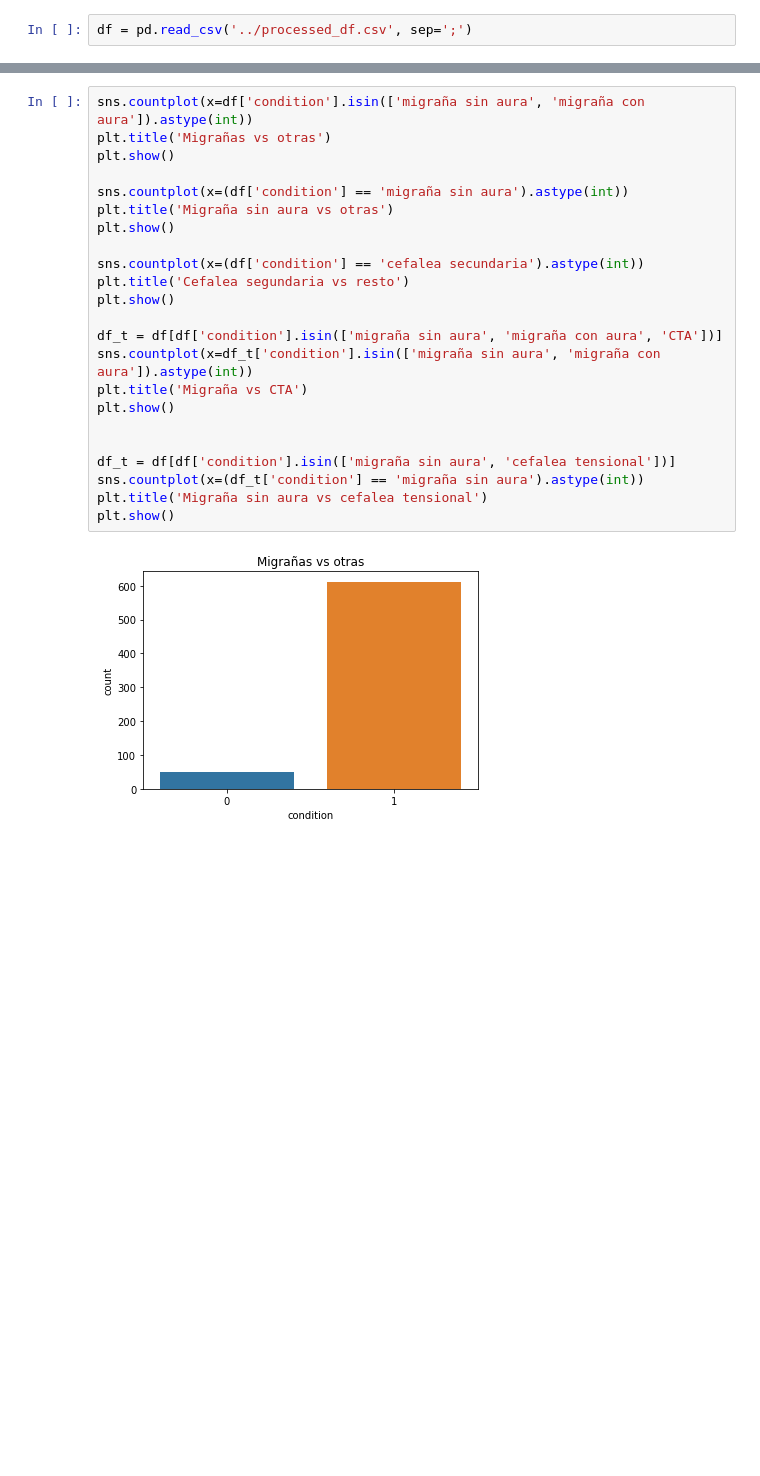
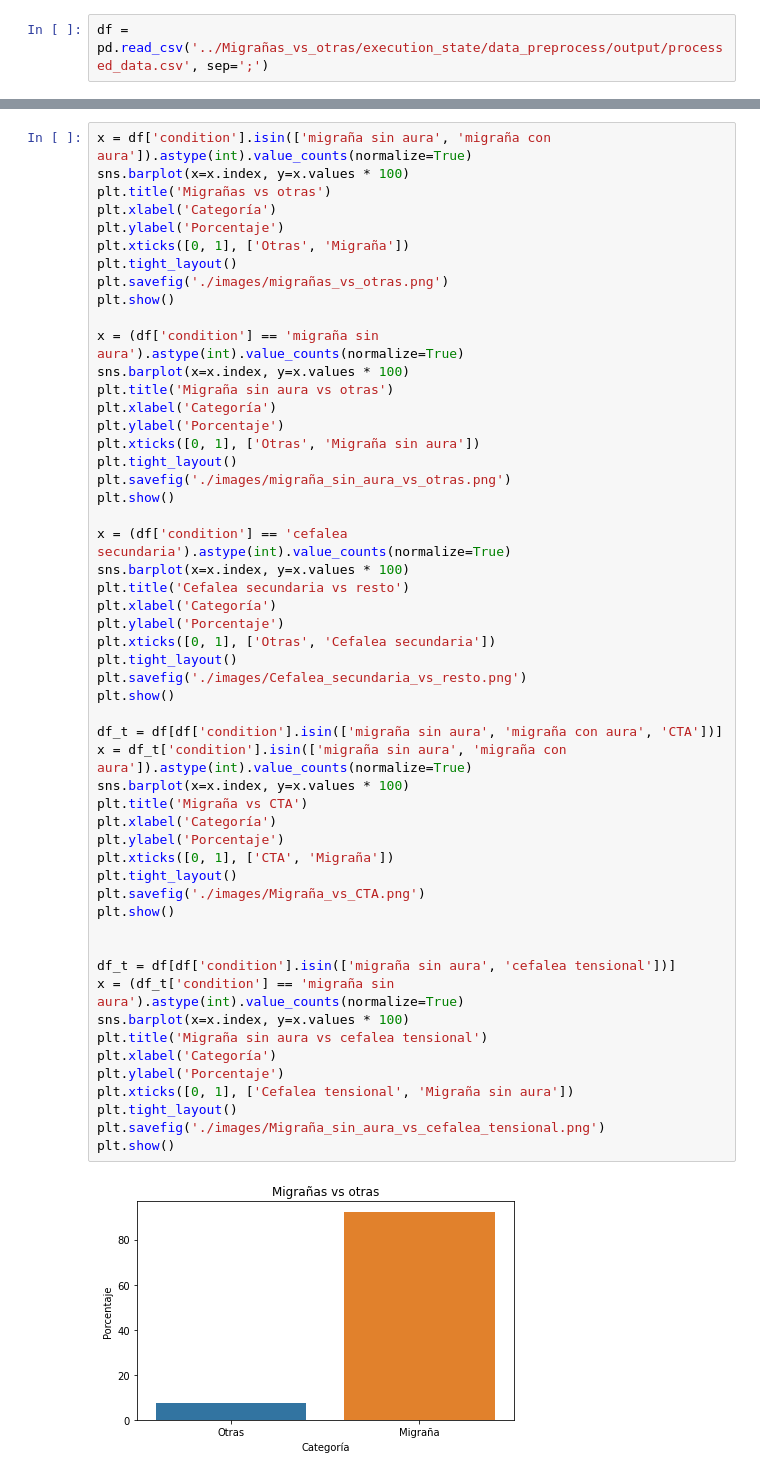
Before and after one commit to Laouen/PhD_entelai_predoc, a Jupyter notebook: notebooks/dataset_demografy.ipynb, the cells around one changed output, grey strips where cells are left out. Saved outputs shown, nothing was run; the diff lists cells and outputs as text; blank space fills up the shorter version.

```diff
--- a/notebooks/dataset_demografy.ipynb
+++ b/notebooks/dataset_demografy.ipynb
@@ -7,2 +94,2 @@ import pickle
 # %%
-df = pd.read_csv('../processed_df.csv', sep=';')
+df = pd.read_csv('../Migrañas_vs_otras/execution_state/data_preprocess/output/processed_data.csv', sep=';')
@@ -67,25 +197,55 @@ plt.show()
 # %%
-sns.countplot(x=df['condition'].isin(['migraña sin aura', 'migraña con aura']).astype(int))
+x = df['condition'].isin(['migraña sin aura', 'migraña con aura']).astype(int).value_counts(normalize=True)
+sns.barplot(x=x.index, y=x.values * 100)
 plt.title('Migrañas vs otras')
+plt.xlabel('Categoría')
+plt.ylabel('Porcentaje')
+plt.xticks([0, 1], ['Otras', 'Migraña'])
+plt.tight_layout()
+plt.savefig('./images/migrañas_vs_otras.png')
 plt.show()
 
-sns.countplot(x=(df['condition'] == 'migraña sin aura').astype(int))
+x = (df['condition'] == 'migraña sin aura').astype(int).value_counts(normalize=True)
+sns.barplot(x=x.index, y=x.values * 100)
 plt.title('Migraña sin aura vs otras')
+plt.xlabel('Categoría')
+plt.ylabel('Porcentaje')
+plt.xticks([0, 1], ['Otras', 'Migraña sin aura'])
+plt.tight_layout()
+plt.savefig('./images/migraña_sin_aura_vs_otras.png')
 plt.show()
 
-sns.countplot(x=(df['condition'] == 'cefalea secundaria').astype(int))
-plt.title('Cefalea segundaria vs resto')
+x = (df['condition'] == 'cefalea secundaria').astype(int).value_counts(normalize=True)
+sns.barplot(x=x.index, y=x.values * 100)
+plt.title('Cefalea secundaria vs resto')
+plt.xlabel('Categoría')
+plt.ylabel('Porcentaje')
+plt.xticks([0, 1], ['Otras', 'Cefalea secundaria'])
+plt.tight_layout()
+plt.savefig('./images/Cefalea_secundaria_vs_resto.png')
 plt.show()
 
 df_t = df[df['condition'].isin(['migraña sin aura', 'migraña con aura', 'CTA'])]
-sns.countplot(x=df_t['condition'].isin(['migraña sin aura', 'migraña con aura']).astype(int))
+x = df_t['condition'].isin(['migraña sin aura', 'migraña con aura']).astype(int).value_counts(normalize=True)
+sns.barplot(x=x.index, y=x.values * 100)
 plt.title('Migraña vs CTA')
+plt.xlabel('Categoría')
+plt.ylabel('Porcentaje')
+plt.xticks([0, 1], ['CTA', 'Migraña'])
+plt.tight_layout()
+plt.savefig('./images/Migraña_vs_CTA.png')
 plt.show()
 
 
 df_t = df[df['condition'].isin(['migraña sin aura', 'cefalea tensional'])]
-sns.countplot(x=(df_t['condition'] == 'migraña sin aura').astype(int))
+x = (df_t['condition'] == 'migraña sin aura').astype(int).value_counts(normalize=True)
+sns.barplot(x=x.index, y=x.values * 100)
 plt.title('Migraña sin aura vs cefalea tensional')
+plt.xlabel('Categoría')
+plt.ylabel('Porcentaje')
+plt.xticks([0, 1], ['Cefalea tensional', 'Migraña sin aura'])
+plt.tight_layout()
+plt.savefig('./images/Migraña_sin_aura_vs_cefalea_tensional.png')
 plt.show()
 # %% [output]
-[figure, old version]
+[figure, new version]
```
Also changed, not shown: parts of 10 cells of this notebook, 5 other files.
